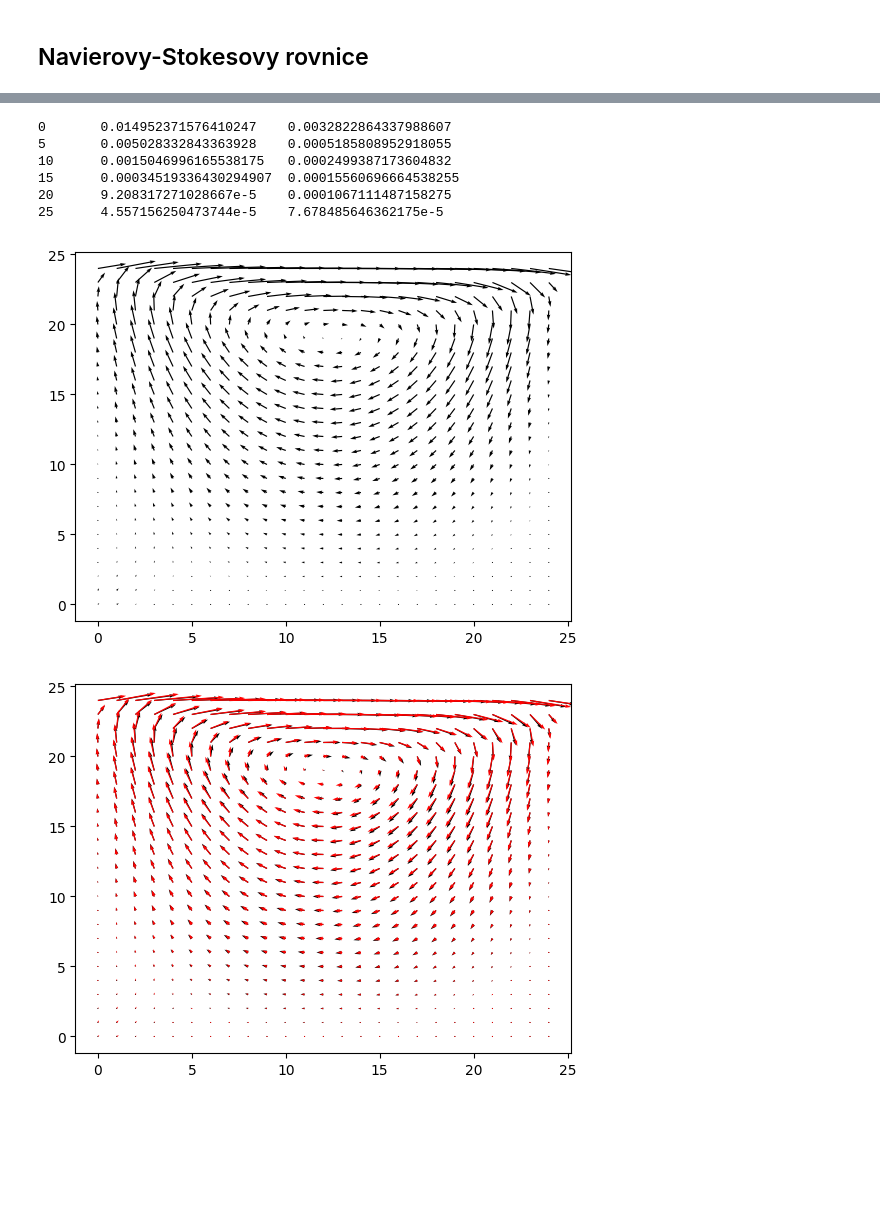
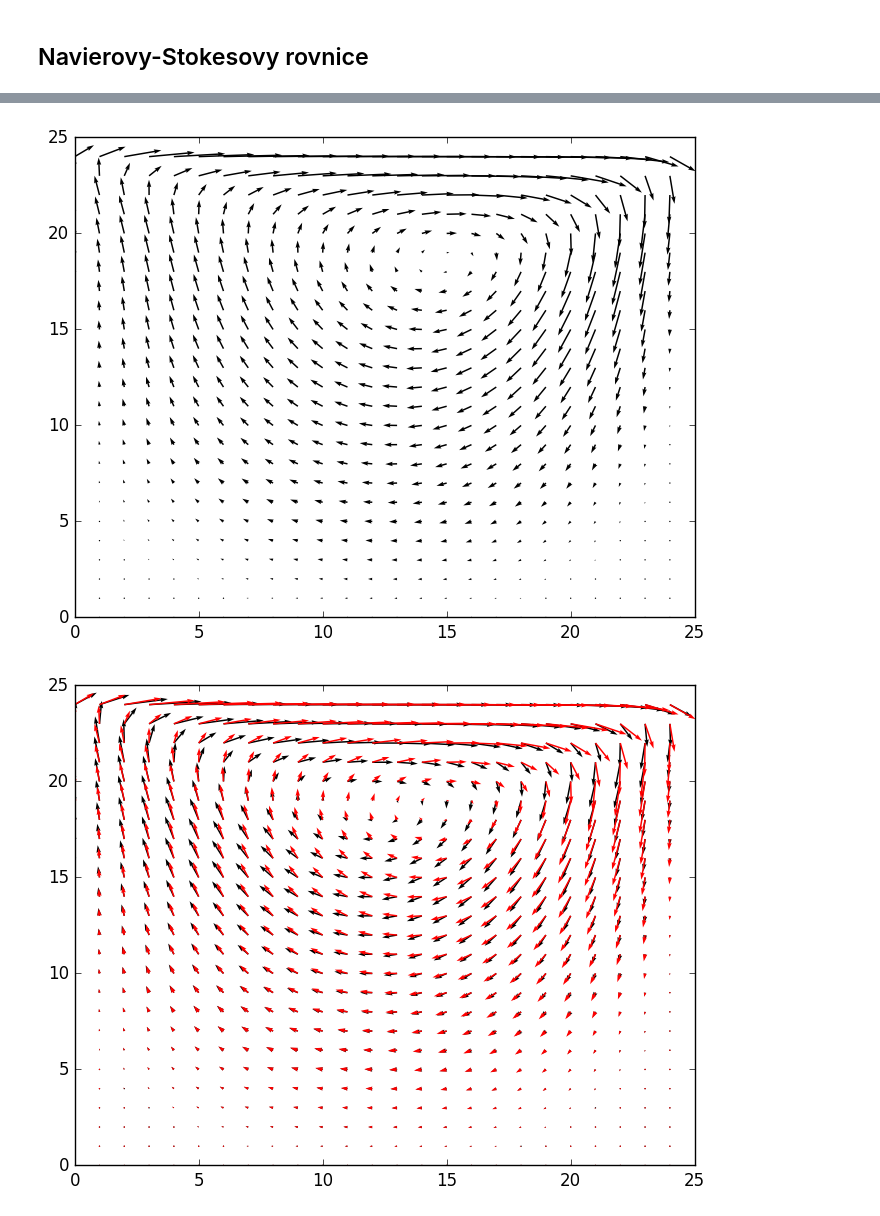
Before and after one commit to furstj/NSP, a Jupyter notebook: lessons/03_navier_stokes.ipynb, the cells around one changed output, grey strips where cells are left out. Drawn from its saved outputs; the diff is of its cells as text; code cells hidden in the pictures; blank space fills up the shorter version.

```diff
--- a/lessons/03_navier_stokes.ipynb
+++ b/lessons/03_navier_stokes.ipynb
@@ -370,3 +420,4 @@ end;
 # %%
-ν = 0.1;
+ν = 0.01;
 msh25 = CartesianMesh(25,25);
+U,p = cavity_ns(ν, msh25);
@@ -373,51 +436,10 @@ msh25 = CartesianMesh(25,25);
-# %%
-U,p = createfields(msh25);
-
-α = 0.7
-β = 0.3
-
-for iter = 0:25
-
-    UOld, pOld = copy(U.value), copy(p.value)
-
-    UEqn = ∇(U,U) + (-ν)*laplace(U)
-
-    relax!(UEqn, α)
-
-    solve!(UEqn + grad(p))
-
-    ra = 1 ./ Ac(UEqn);
-
-    UBar = Field{Vec2d}( ra .* H(UEqn), U.mesh, U.boundarycondition);
-
-    pEqn = laplace(ra, p) - ∇(UBar);
-    pEqn.A[1,1] -= 1/(p.mesh.Δx*p.mesh.Δy)
-    solve!(pEqn)
-
-    p.value = (1-β) * pOld + β * p.value
-    U.value = UBar.value - ra .* grad(p)
-
-    if rem(iter,5)==0
-        nxny = U.mesh.nx*U.mesh.ny
-        pRez = norm(pOld - p.value) / nxny
-        URez = norm(UOld - U.value) / nxny
-        println(iter, "\t", pRez, "\t", URez)
-    end
-end
-# %% [output]
-0       0.014952371576410247    0.0032822864337988607
-5       0.005028332843363928    0.0005185808952918055
-10      0.0015046996165538175   0.0002499387173604832
-15      0.00034519336430294907  0.00015560696664538255
-20      9.208317271028667e-5    0.0001067111487158275
-25      4.557156250473744e-5    7.678485646362175e-5
 # %%
-Uns = copy(asmatrix(U));
-quiver(Uns[:,:,1]', Uns[:,:,2]');
+U_ns25 = copy(asmatrix(U));
+quiver(U_ns25[:,:,1]', U_ns25[:,:,2]');
 # %% [output]
-[figure, old version]
+[figure, new version]
 # %%
-quiver(UStokes[:,:,1]', UStokes[:,:,2]');
-quiver(Uns[:,:,1]', Uns[:,:,2]', color="red");
+quiver(U_s25[:,:,1]', U_s25[:,:,2]');
+quiver(U_ns25[:,:,1]', U_ns25[:,:,2]', color="red");
 # %% [output]
-[figure, old version]
+[figure, new version]
```
Also changed, not shown: parts of 16 cells of this notebook, 1 other file.
